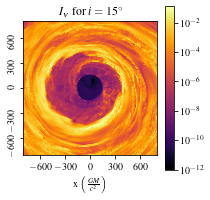
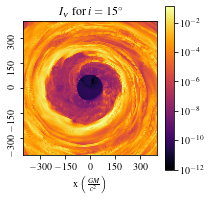
The notebook cell's code change between the first figure and the second:
--- before
+++ after
@@ -5,10 +5,10 @@
 
 hf = np.load('../output/r1600_w800_pinhole_cbdisk_inc15.npz')
-im = ax.imshow(hf['I_nu'][10],cmap='inferno',origin='lower', norm=colors.LogNorm(vmin=minVal), extent=[-800,800,-800,800])
+im = ax.imshow(hf['I_nu'][10],cmap='inferno',origin='lower', norm=colors.LogNorm(vmin=minVal), extent=[-400,400,-400,400])
 
 fig.colorbar(im)
 ax.set_title('$I_\\nu$ for $i = 15^\\circ$')
-ax.set_xticks([-600,-300,0,300,600])
-ax.set_yticks([-600,-300,0,300,600])
+ax.set_xticks([-300,-150,0,150,300])
+ax.set_yticks([-300,-150,0,150,300])
 ax.tick_params("y",rotation=90)
 ax.set_xlabel('x $\\left(\\frac{GM}{c^2}\\right)$')

Commit: fixed some stuff n added comments